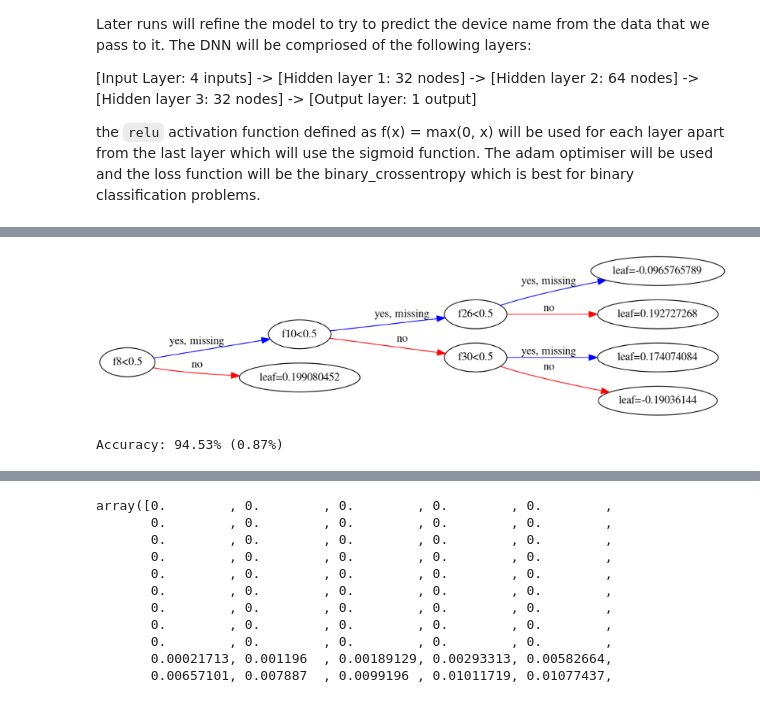
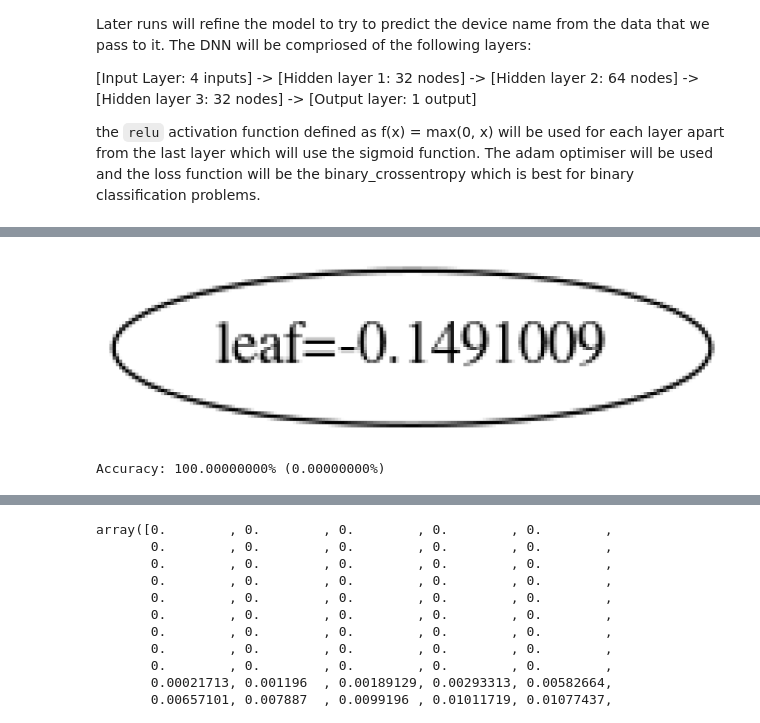
Before and after one commit to rdapaz/iotnetlearn, a Jupyter notebook: notebooks/gradient_boost/BinaryClassification_DNS_CombinedDataset_XGBoost.ipynb, the cells around one changed output, grey strips where cells are left out. Drawn from its saved outputs; the diff is of its cells as text; code cells hidden in the pictures.

```diff
--- a/notebooks/gradient_boost/BinaryClassification_DNS_CombinedDataset_XGBoost.ipynb
+++ b/notebooks/gradient_boost/BinaryClassification_DNS_CombinedDataset_XGBoost.ipynb
@@ -29,4 +51,5 @@ db2_path = os.path.join(cwd.parent.parent, 'NetCollector.sqlite')
 # %%
+'''
 import sqlite3
 conn1 = sqlite3.connect(db1_path)
 cur1 = conn1.cursor()
@@ -34,37 +57,45 @@ cur1 = conn1.cursor()
 conn2 = sqlite3.connect(db2_path)
 cur2 = conn2.cursor()
 
+conn3 = sqlite3.connect(db3_path)
+cur3 = conn3.cursor()
+
 sql = """
 
-select s.srcport,
-       s.dstport,
-       s.lensum,
-       s.pktcount,
-       vpds.session_durn,
-       vpds.framettl,
-       vpds.dnsquery,
-       vpds.manufacturer,
-       vpds.device_type
-from sessions s
-         inner join v_pktnum_dnsq_sessionid vpds on s.sessionid = vpds.sessionid
-            where vpds.device_type is not null
-
+select d.srcPort,
+       d.dstPort,
+       sum(d.frameSize) as totalframesize,
+       min(d.frameSize) as minframesize,
+       max(d.frameSize) as maxframesize,
+       count(*) as pktcount,
+       avg(d.frameTTL) as framettl,
+       dns.dnsquery,
+       d.manufacturer,
+       d.device_type
+from deviceLog d inner join dnsqueries dns on d.frameNum = dns.pktnum
+where d.manufacturer is not null and d.device_type is not null
+group by d.srcAddr, d.dstAddr, d.srcPort, d.dstPort
 """
 
 arr = []
-my_cursors = [cur1, cur2]
+my_cursors = [cur1, cur2, cur3]
+my_cursors = [cur1]
+
 for c in my_cursors:
     for row in c.execute(sql):
         arr.append(row)
 
 cols = ['srcport',
         'dstport',
-        'lensum',
+        'totalframesize',
+        'minframesize',
+        'maxframesize',
         'pktcount',
-        'session_durn',
         'framettl',
         'dnsquery',
         'manufacturer',
         'device_type']
 import pandas as pd
 df = pd.DataFrame(data=arr, columns=cols)
+
+'''
@@ -152,5 +191,5 @@ df.head()
 # %%
-features = ['lensum', 'pktcount', 'session_durn', 'framettl']
+features = ['totalframesize', 'minframesize', 'maxframesize', 'pktcount', 'framettl']
 for feature in features:
     df[feature] = (df[feature] - df[feature].mean()) / \
         (df[feature].max() - df[feature].min())
@@ -217,19 +256,19 @@ model = XGBClassifier()
 #  predictions = model.predict(X_test)
 # %%
 model.fit(X_train, Y_train)
-plot_tree(model, num_trees=0, rankdir='LR')
+plot_tree(model, num_trees=4, rankdir='LR')
 fig = pyplot.gcf()
 fig.set_size_inches(150, 200)
 
 pyplot.show()
 # %% [output]
-[figure, old version]
+[figure, new version]
 # %%
 kfold = StratifiedKFold(n_splits=10, random_state=7)
 results = cross_val_score(model, X_train, Y_train, cv=kfold)
-print("Accuracy: %.2f%% (%.2f%%)" % (results.mean()*100, results.std()*100))
+print("Accuracy: %.8f%% (%.8f%%)" % (results.mean()*100, results.std()*100))
 # %% [output]
-Accuracy: 94.53% (0.87%)
+Accuracy: 100.00000000% (0.00000000%)
 # %%
 thresholds = sort(model.feature_importances_)
 for thresh in thresholds:
```
Also changed, not shown: parts of 14 cells of this notebook.
